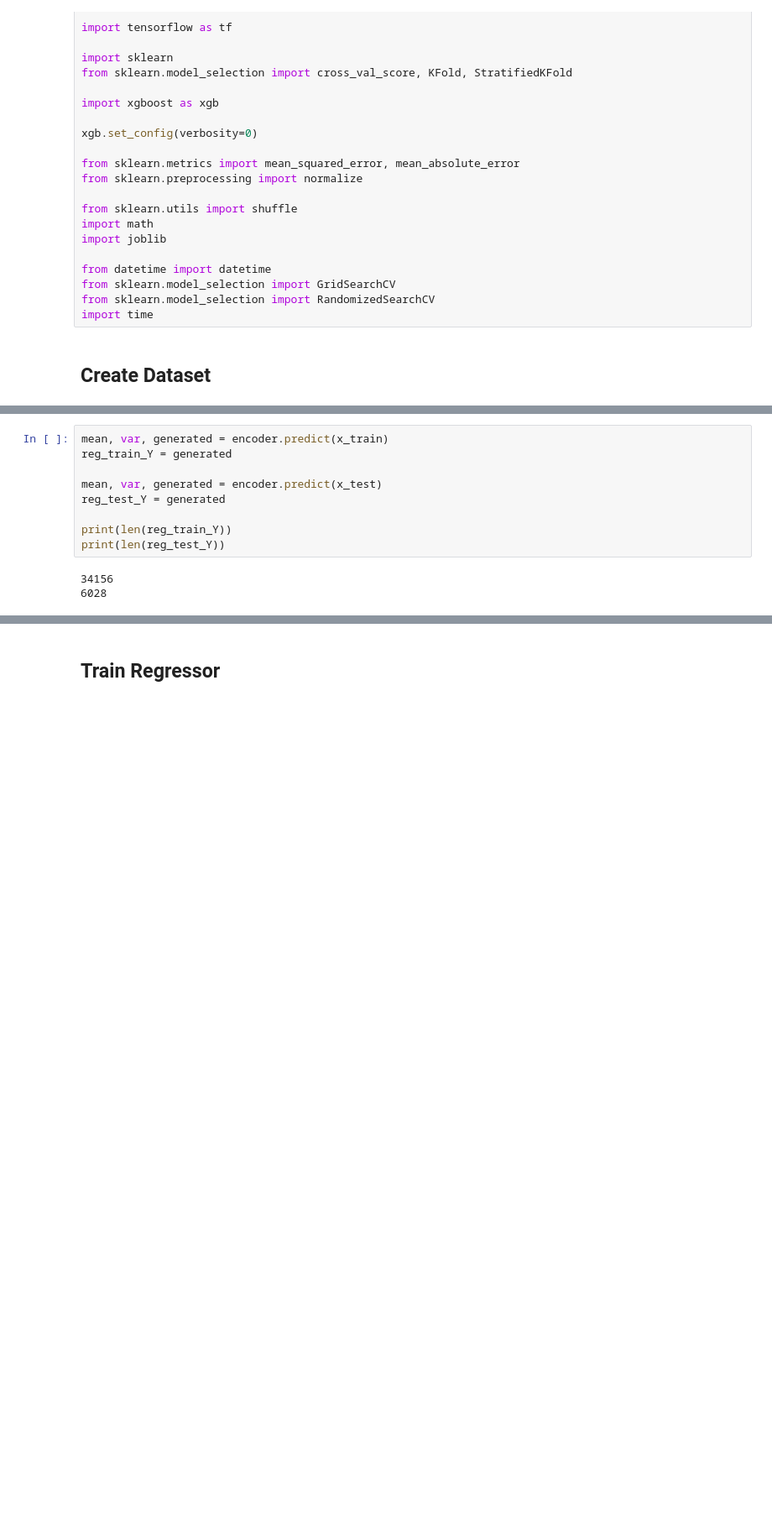
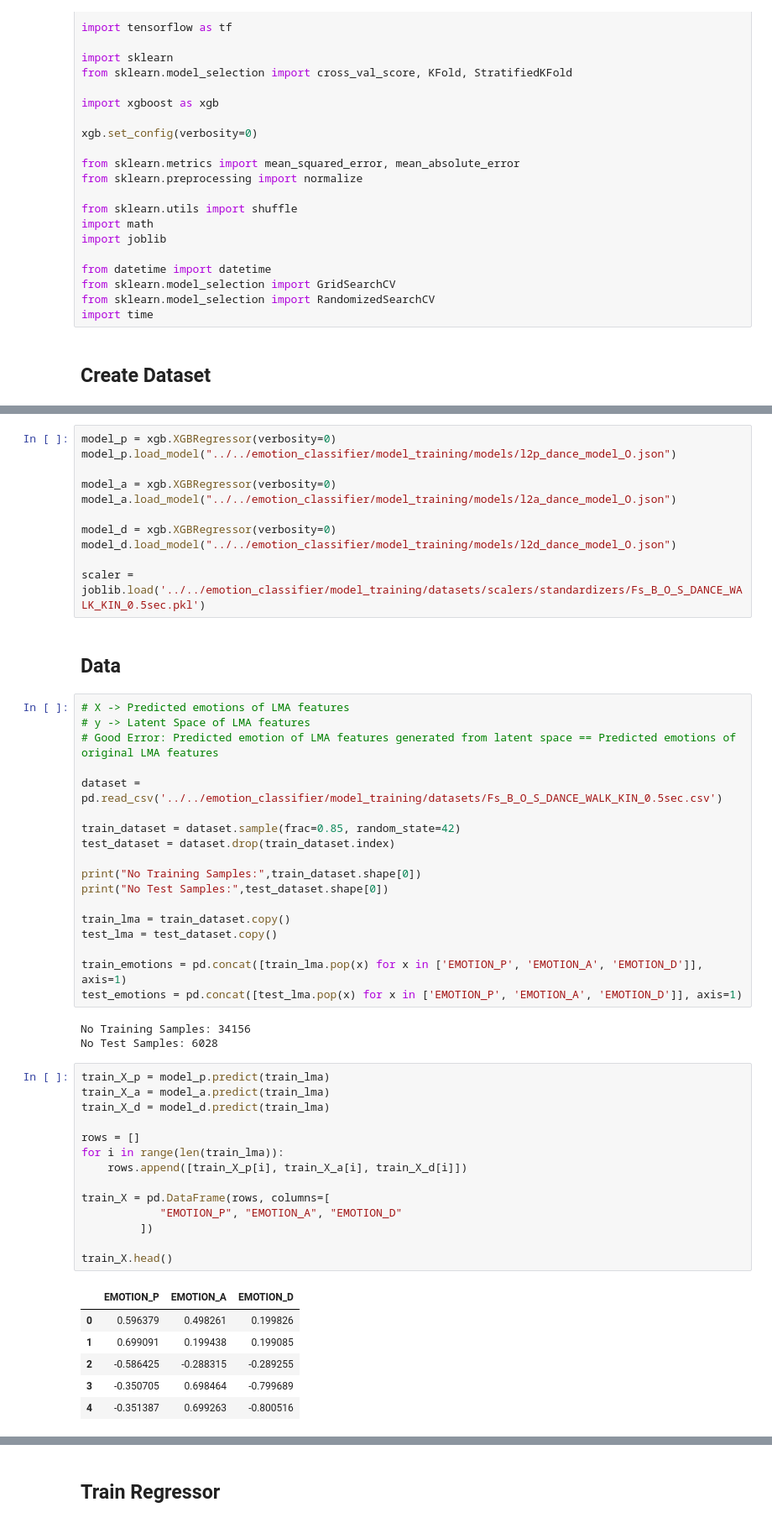
Before and after one commit to HerouFenix/Emotionally-Expressive-Motion-Controller-for-Virtual-Characters, a Jupyter notebook: motion_synthesizer/model_training/autoencoder_2.ipynb, the cells around one changed output, grey strips where cells are left out. Shown at 84% size. Saved outputs shown, nothing was run; the diff lists cells and outputs as text; blank space fills up the shorter version.

```diff
--- a/motion_synthesizer/model_training/autoencoder_2.ipynb
+++ b/motion_synthesizer/model_training/autoencoder_2.ipynb
@@ -347,12 +348,55 @@ reg_test_X
-# %%
-mean, var, generated = encoder.predict(x_train)
-reg_train_Y = generated
-
-mean, var, generated = encoder.predict(x_test)
-reg_test_Y = generated
-
-print(len(reg_train_Y))
-print(len(reg_test_Y))
-# %% [output]
-34156
-6028
+# %%
+model_p = xgb.XGBRegressor(verbosity=0)
+model_p.load_model("../../emotion_classifier/model_training/models/l2p_dance_model_O.json")
+
+model_a = xgb.XGBRegressor(verbosity=0)
+model_a.load_model("../../emotion_classifier/model_training/models/l2a_dance_model_O.json")
+
+model_d = xgb.XGBRegressor(verbosity=0)
+model_d.load_model("../../emotion_classifier/model_training/models/l2d_dance_model_O.json")
+
+scaler = joblib.load('../../emotion_classifier/model_training/datasets/scalers/standardizers/Fs_B_O_S_DANCE_WALK_KIN_0.5sec.pkl')
+# %% [markdown]
+## Data
+# %%
+# X -> Predicted emotions of LMA features
+# y -> Latent Space of LMA features
+# Good Error: Predicted emotion of LMA features generated from latent space == Predicted emotions of original LMA features
+
+dataset = pd.read_csv('../../emotion_classifier/model_training/datasets/Fs_B_O_S_DANCE_WALK_KIN_0.5sec.csv')
+
+train_dataset = dataset.sample(frac=0.85, random_state=42)
+test_dataset = dataset.drop(train_dataset.index)
+
+print("No Training Samples:",train_dataset.shape[0])
+print("No Test Samples:",test_dataset.shape[0])
+
+train_lma = train_dataset.copy()
+test_lma = test_dataset.copy()
+
+train_emotions = pd.concat([train_lma.pop(x) for x in ['EMOTION_P', 'EMOTION_A', 'EMOTION_D']], axis=1)
+test_emotions = pd.concat([test_lma.pop(x) for x in ['EMOTION_P', 'EMOTION_A', 'EMOTION_D']], axis=1)
+# %% [output]
+No Training Samples: 34156
+No Test Samples: 6028
+# %%
+train_X_p = model_p.predict(train_lma)
+train_X_a = model_a.predict(train_lma)
+train_X_d = model_d.predict(train_lma)
+
+rows = []
+for i in range(len(train_lma)):
+    rows.append([train_X_p[i], train_X_a[i], train_X_d[i]])
+
+train_X = pd.DataFrame(rows, columns=[
+            "EMOTION_P", "EMOTION_A", "EMOTION_D"
+         ])
+
+train_X.head()
+# %% [output]
+|  | EMOTION_P | EMOTION_A | EMOTION_D |
+| 0 | 0.596379 | 0.498261 | 0.199826 |
+| 1 | 0.699091 | 0.199438 | 0.199085 |
+| 2 | -0.586425 | -0.288315 | -0.289255 |
+| 3 | -0.350705 | 0.698464 | -0.799689 |
+| 4 | -0.351387 | 0.699263 | -0.800516 |
```
Also changed, not shown: parts of 37 cells of this notebook, 3 other files.
